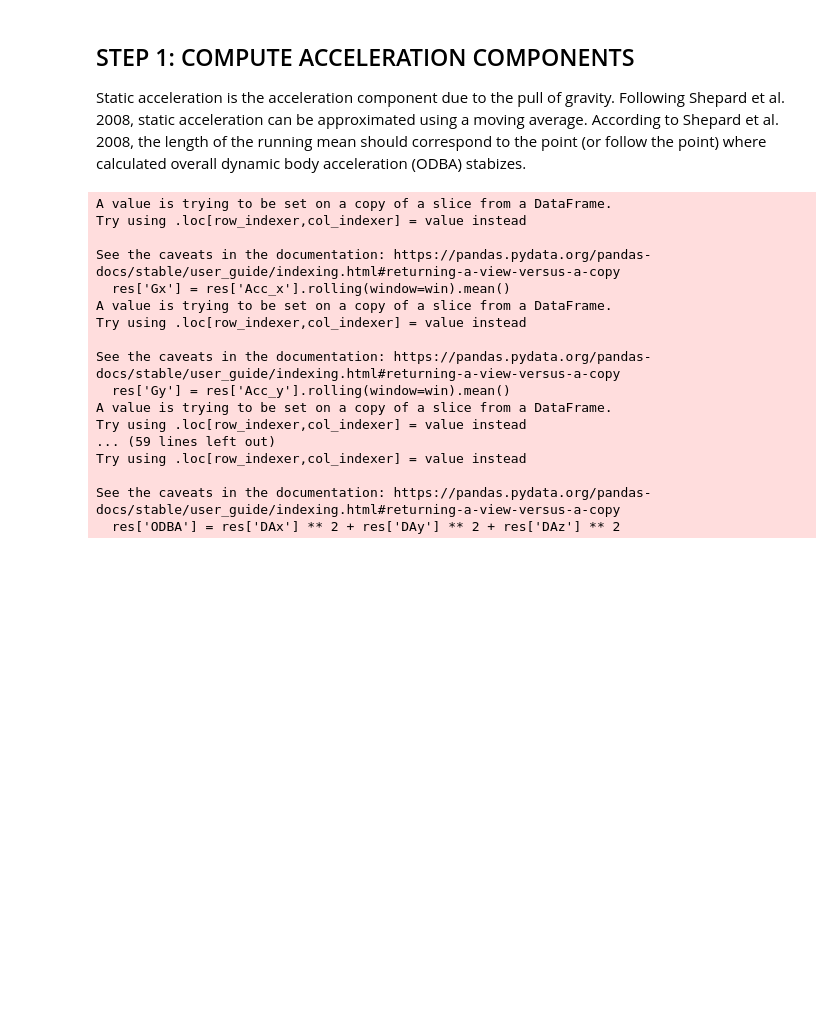
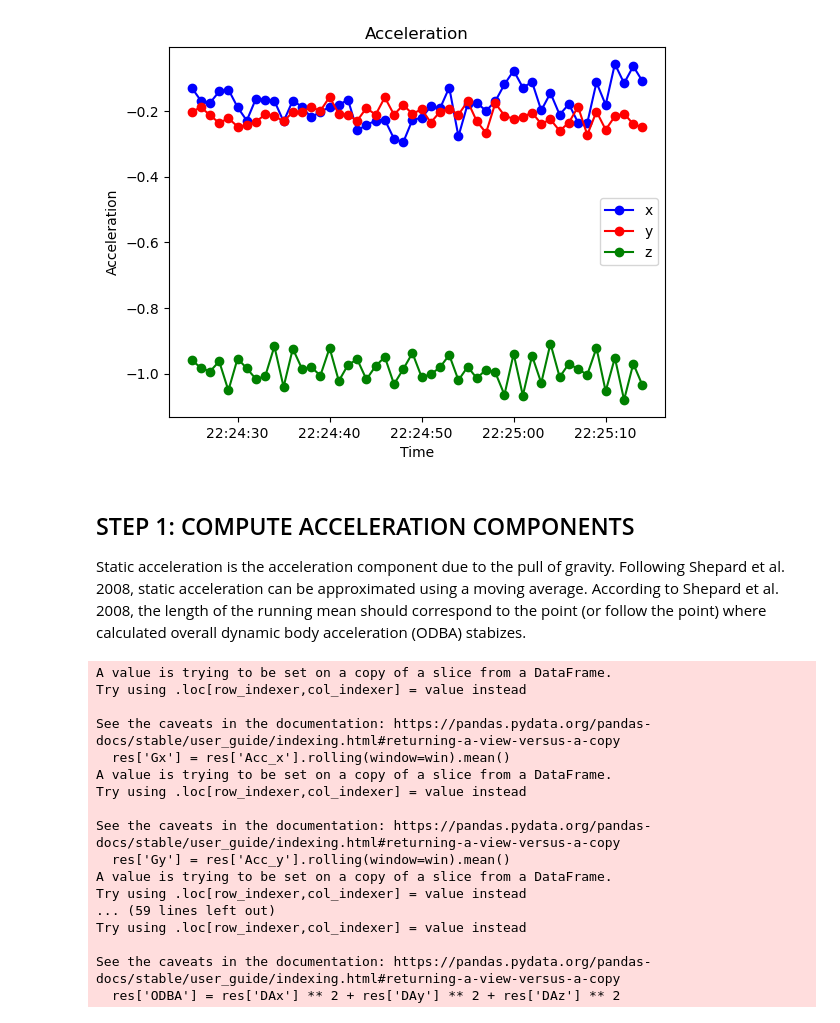
Before and after one commit to rhemitoth/Dead_Reckoning_Python, a Jupyter notebook: Dead_Reckoning_Working.ipynb, the cells around one changed output. Drawn from its saved outputs; the diff is of its cells as text; code cells hidden in the pictures; blank space fills up the shorter version.

```diff
--- a/Dead_Reckoning_Working.ipynb
+++ b/Dead_Reckoning_Working.ipynb
@@ -59,0 +60,16 @@ df.head(10)
+# %%
+# Set groups for applying heading and speed corrections
+
+df['groupID'] = 0
+group = 0
+
+for i in range(len(df)-1 ):
+    # check if row contains a ground truth point
+    gtp = df.loc[i,'ground_truth']
+    # If row contains a GTP start a new group on the next row
+    if gtp == 1:
+        group += 1
+    # Assign group of next row
+    df.loc[i+1,'groupID'] = group
+
+df.head(65)
@@ -60,3 +90,31 @@ df.head(10)
+# %%
+# PLOT ACCELERATION OVER TIME
+Acc_x = df['Acc_x'].iloc[25:75]
+Acc_y = df['Acc_y'].iloc[25:75]
+Acc_z = df['Acc_z'].iloc[25:75]
+dt = df['datetime'].iloc[25:75]
+
+# Create a 3D plot
+fig = plt.figure()
+ax = fig.add_subplot(111)
+
+# Plot the trajectory
+ax.plot(dt, Acc_x, marker='o', linestyle='-', color='b', label='x')
+ax.plot(dt, Acc_y, marker='o', linestyle='-', color='r', label='y')
+ax.plot(dt, Acc_z, marker='o', linestyle='-', color='g', label='z')
+
+# Setting labels
+ax.set_xlabel('Time')
+ax.set_ylabel('Acceleration')
+
+# Adding a title and legend
+ax.set_title('Acceleration')
+ax.legend()
+
+# Show plot
+plt.show()
+# %% [output]
+[figure, added]
 # %% [markdown]
 ## STEP 1: COMPUTE ACCELERATION COMPONENTS
 Static acceleration is the acceleration component due to the pull of gravity. Following Shepard et al. 2008, static acceleration can be approximated using a moving average. According to Shepard et al. 2008, the length of the running mean should correspond to the point (or follow the point) where calculated overall dynamic body acceleration (ODBA) stabizes.
```
Also changed, not shown: parts of 34 cells of this notebook.
